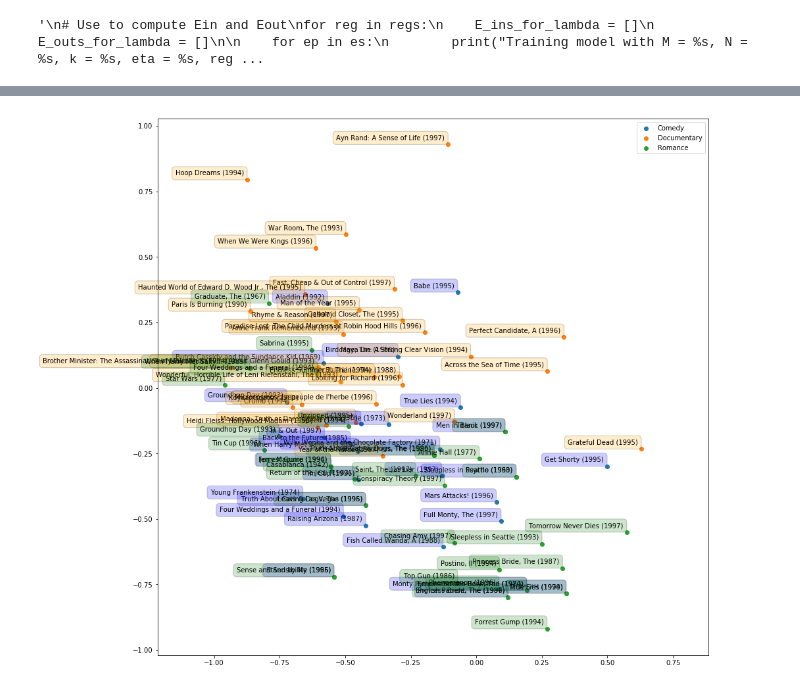
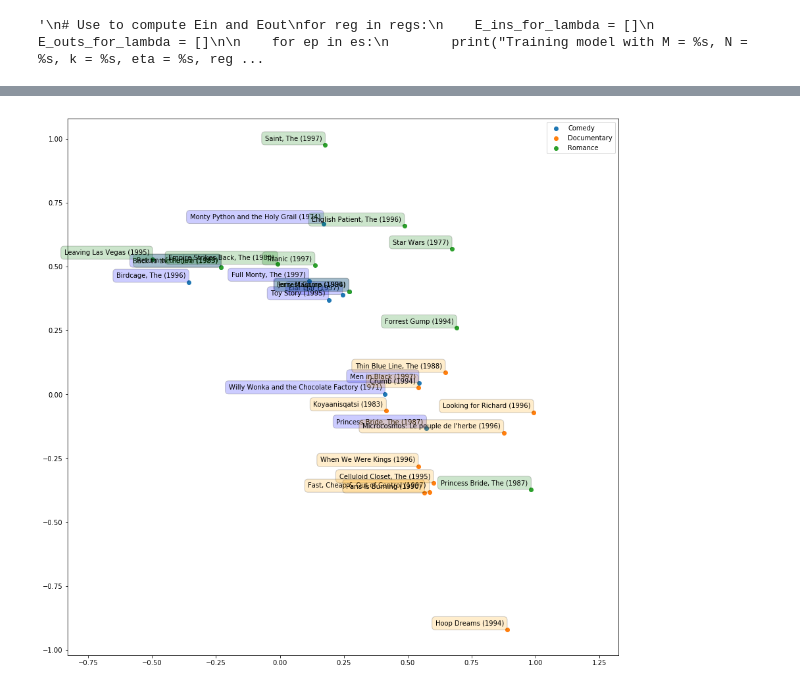
Before and after one commit to zhenchristopher/155_proj2, a Jupyter notebook: David/Set5.ipynb, the cells around one changed output, grey strips where cells are left out. Saved outputs shown, nothing was run; the diff lists cells and outputs as text; code cells hidden in the pictures.

```diff
--- a/David/Set5.ipynb
+++ b/David/Set5.ipynb
@@ -296,13 +299,25 @@ plot_proj(proj1, movies, top_10_ratings_ids, id_label='Highly Rated')
+# %%
+avg = np.zeros(len(movies))
+count = np.zeros(len(movies))
+for movie_id in movies['Movie Id']:
+    inds = (data[:,1] == movie_id)
+    avg[movie_id-1] = (np.mean(data[:,2][inds]))
+    count[movie_id-1] = np.sum(inds)
+
+movies['Avg'] = avg
+movies['Tot'] = count
+
+pop_movies = movies.sort_values(by='Tot', ascending=False)
 # %%
-comedy_ids = get_genre_ids(movies, 'Comedy', 30)
-documentaries_ids = get_genre_ids(movies, 'Documentary', 30)
-romance_ids = get_genre_ids(movies, 'Romance', 30)
+comedy_ids = get_genre_ids(pop_movies, 'Comedy', 10)
+documentaries_ids = get_genre_ids(pop_movies, 'Documentary', 10)
+romance_ids = get_genre_ids(pop_movies, 'Romance', 10)
 action_ids = get_genre_ids
 plt.figure(figsize=(15,15))
 plot_proj(proj1, movies, comedy_ids, suppress=True, id_label='Comedy', box_color='Blue')
 plot_proj(proj1, movies, documentaries_ids, suppress=True, box_color='Orange', id_label='Documentary')
 plot_proj(proj1, movies, romance_ids, suppress=True, box_color='Green', id_label='Romance')
 plt.legend()
 plt.show()
 # %% [output]
-[figure, old version]
+[figure, new version]
```
Also changed, not shown: parts of 4 cells of this notebook, 3 other files.
